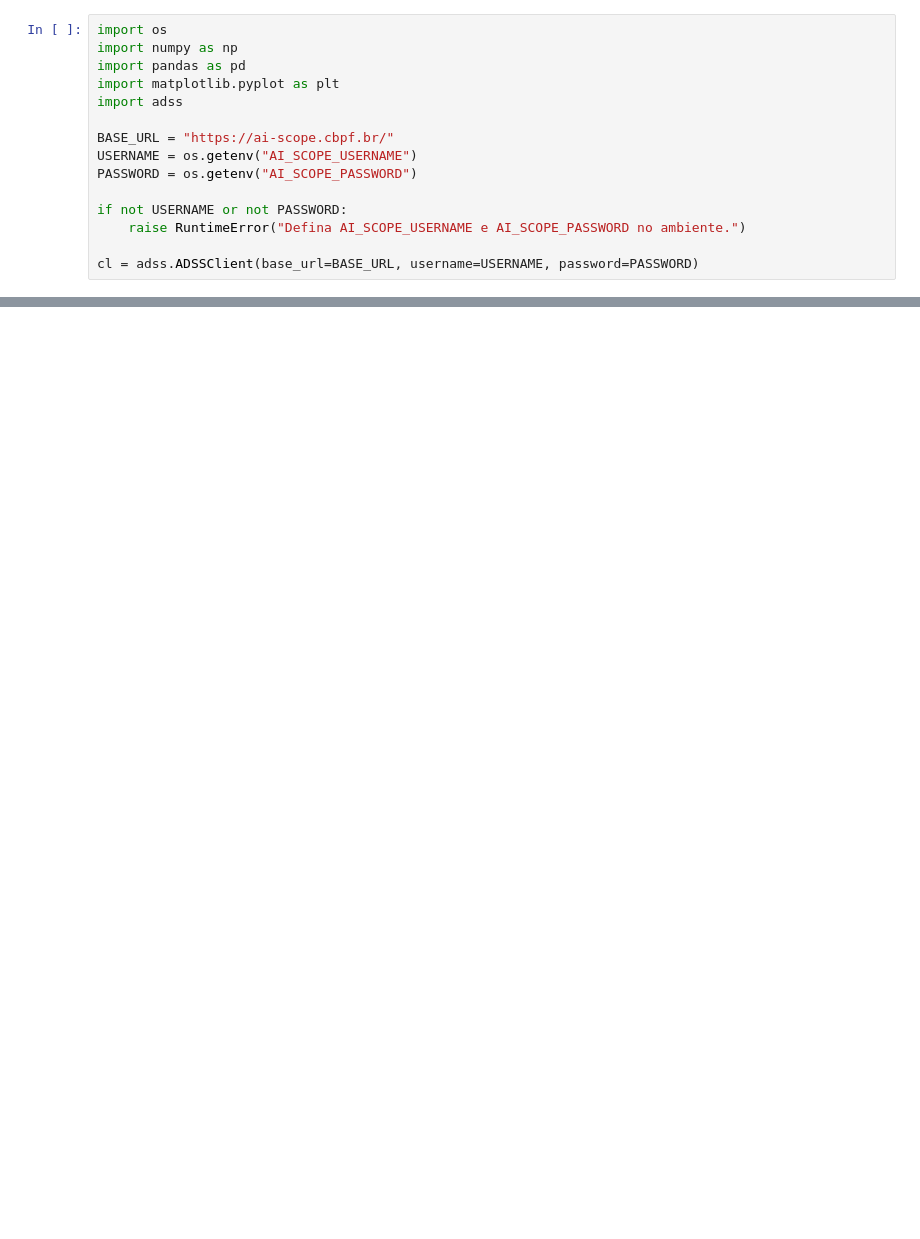
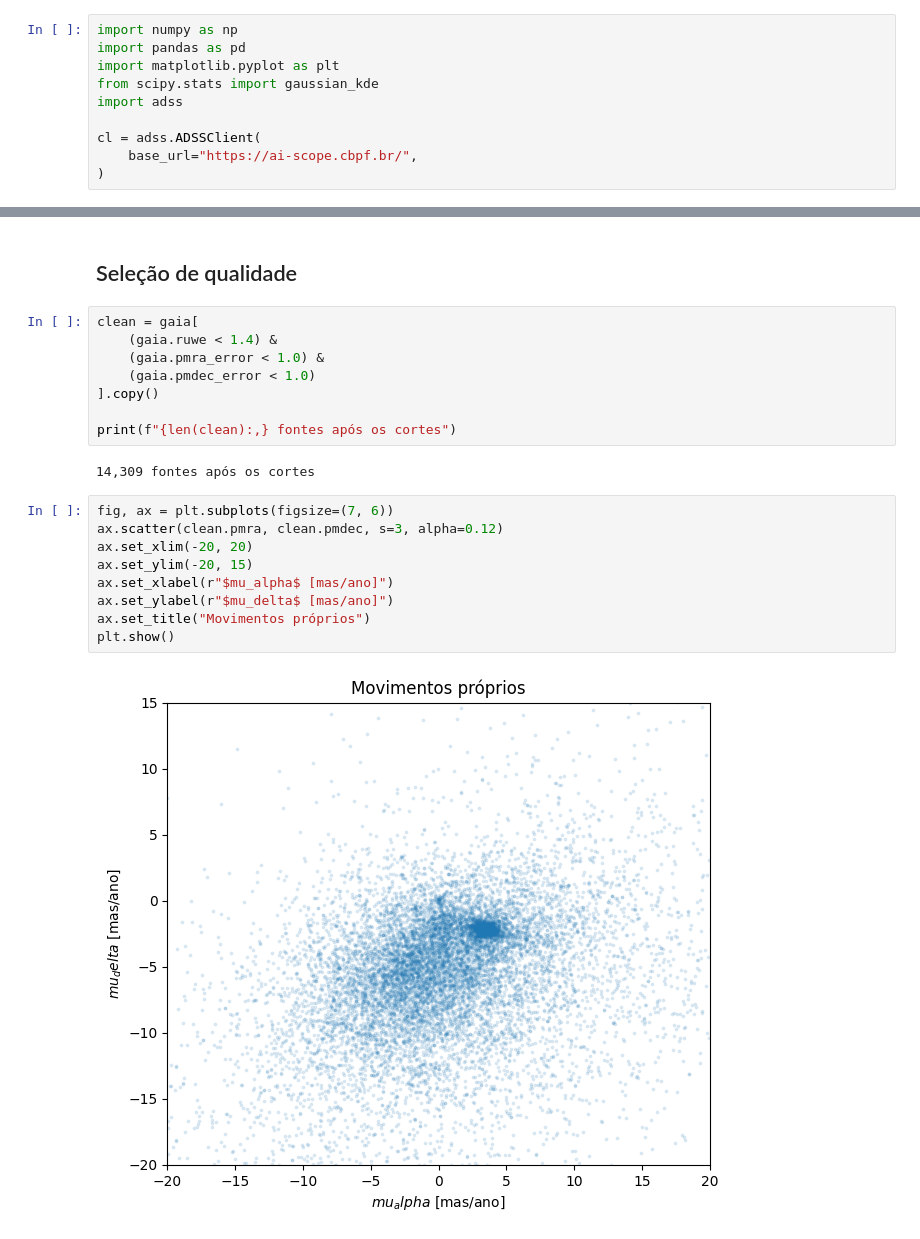
Before and after one commit to Schwarzam/SAB-AI-Scope-workshop, a Jupyter notebook: notebooks/01_gaia_phase_space_discovery.ipynb, the cells around one changed output, grey strips where cells are left out. Drawn from its saved outputs; the diff is of its cells as text; blank space fills up the shorter version.

```diff
--- a/notebooks/01_gaia_phase_space_discovery.ipynb
+++ b/notebooks/01_gaia_phase_space_discovery.ipynb
@@ -11,15 +7,10 @@ Vamos consultar uma região do céu no Gaia DR3 e explorar posição, paralaxe e
 # %%
-import os
 import numpy as np
 import pandas as pd
 import matplotlib.pyplot as plt
+from scipy.stats import gaussian_kde
 import adss
 
-BASE_URL = "https://ai-scope.cbpf.br/"
-USERNAME = os.getenv("AI_SCOPE_USERNAME")
-PASSWORD = os.getenv("AI_SCOPE_PASSWORD")
-
-if not USERNAME or not PASSWORD:
-    raise RuntimeError("Defina AI_SCOPE_USERNAME e AI_SCOPE_PASSWORD no ambiente.")
-
-cl = adss.ADSSClient(base_url=BASE_URL, username=USERNAME, password=PASSWORD)
+cl = adss.ADSSClient(
+    base_url="https://ai-scope.cbpf.br/",
+)
@@ -47,0 +56,23 @@ gaia.head()
+# %% [markdown]
+## Seleção de qualidade
+# %%
+clean = gaia[
+    (gaia.ruwe < 1.4) &
+    (gaia.pmra_error < 1.0) &
+    (gaia.pmdec_error < 1.0)
+].copy()
+
+print(f"{len(clean):,} fontes após os cortes")
+# %% [output]
+14,309 fontes após os cortes
+# %%
+fig, ax = plt.subplots(figsize=(7, 6))
+ax.scatter(clean.pmra, clean.pmdec, s=3, alpha=0.12)
+ax.set_xlim(-20, 20)
+ax.set_ylim(-20, 15)
+ax.set_xlabel(r"$mu_alpha$ [mas/ano]")
+ax.set_ylabel(r"$mu_delta$ [mas/ano]")
+ax.set_title("Movimentos próprios")
+plt.show()
+# %% [output]
+[figure, added]
```
Also changed, not shown: parts of 25 cells of this notebook, 3 other files.
